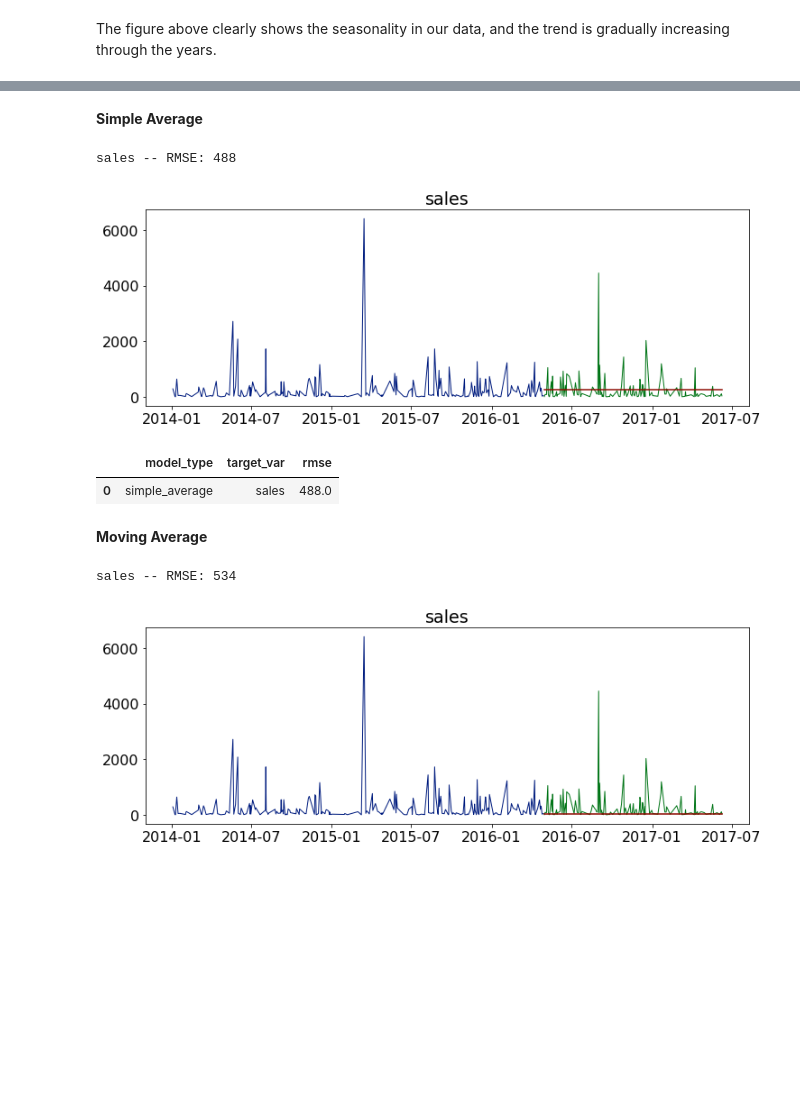
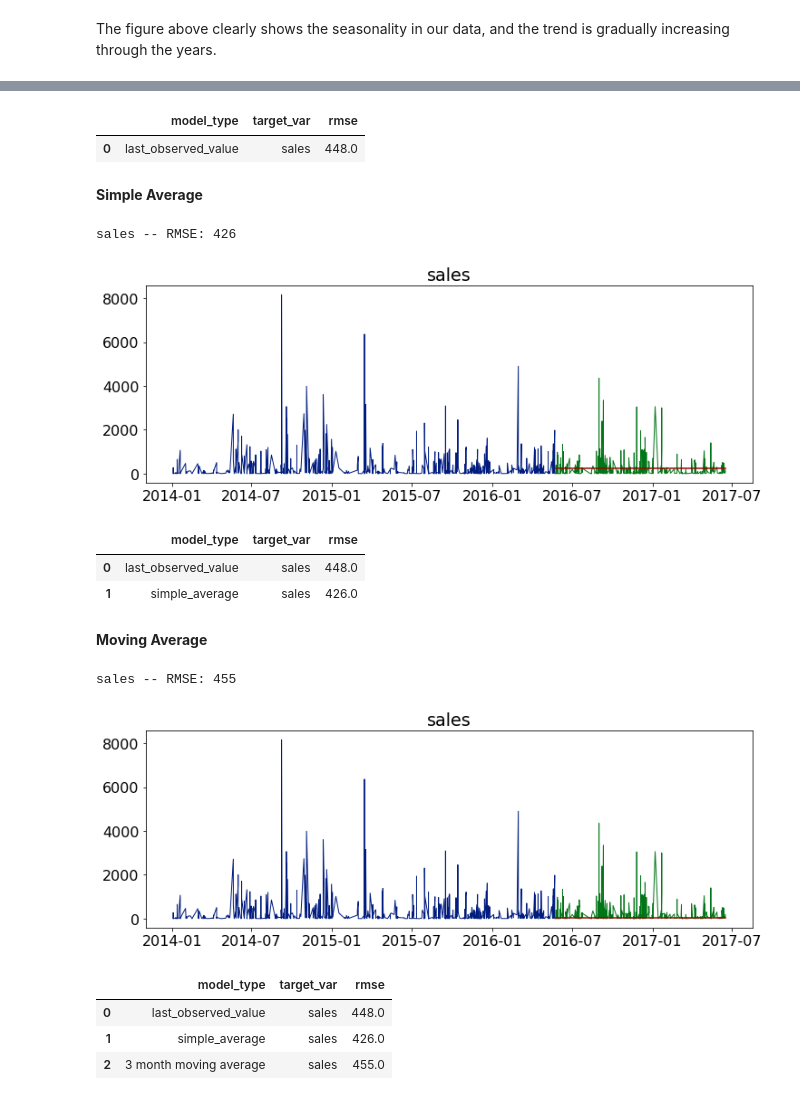
Before and after one commit to Kristofer-Rivera-and-Oliver-Ton/time_series_project, a Jupyter notebook: first_notebook.ipynb, the cells around one changed output, grey strips where cells are left out. Saved outputs shown, nothing was run; the diff lists cells and outputs as text; code cells hidden in the pictures; blank space fills up the shorter version.

```diff
--- a/first_notebook.ipynb
+++ b/first_notebook.ipynb
@@ -190,5 +228,7 @@ The figure above clearly shows the seasonality in our data, and the trend is gra
+# %%
+df = df[['sales']]
 # %%
-train, validate, test = w.split_time_series_data(office_supplies)
+train, validate, test = w.split_time_series_data(df)
 # %%
 for col in train.columns:
     plt.figure(figsize=(12,4))
@@ -229,3 +301,10 @@ def make_predictions():
+# %%
+eval_df = append_eval_df(model_type = 'last_observed_value',
+                             target_var = col)
+eval_df
+# %% [output]
+|  | model_type | target_var | rmse |
+| 0 | last_observed_value | sales | 448.0 |
 # %% [markdown]
 **Simple Average**
 # %%
@@ -234,6 +315,5 @@ yhat_df = make_predictions()
 # %%
-for col in train.columns:
-    plot_and_eval(col)
+plot_and_eval(col)
 # %% [output]
-sales -- RMSE: 488
+sales -- RMSE: 426
-[figure, old version]
+[figure, new version]
@@ -242,10 +320,10 @@ eval_df = pd.DataFrame(columns=['model_type', 'target_var', 'rmse'])
 # %%
-for col in train.columns:
-    eval_df = append_eval_df(model_type='simple_average', target_var = col)
+eval_df = append_eval_df(model_type='simple_average', target_var = col)
 eval_df
 # %% [output]
 |  | model_type | target_var | rmse |
-| 0 | simple_average | sales | 488.0 |
+| 0 | last_observed_value | sales | 448.0 |
+| 1 | simple_average | sales | 426.0 |
 # %% [markdown]
 **Moving Average**
 # %%
@@ -253,12 +332,15 @@ sales = round(train['sales'].rolling(2).mean().iloc[-1], 2)
 yhat_df = make_predictions()
 # %%
-for col in train.columns:
-    plot_and_eval(col)
+plot_and_eval('sales')
 # %% [output]
-sales -- RMSE: 534
+sales -- RMSE: 455
-[figure, old version]
+[figure, new version]
 # %%
-for col in train.columns:
-    eval_df = append_eval_df(model_type='2 month moving average',
-                             target_var = col)
+eval_df = append_eval_df(model_type='3 month moving average', target_var = col)
+eval_df
+# %% [output]
+|  | model_type | target_var | rmse |
+| 0 | last_observed_value | sales | 448.0 |
+| 1 | simple_average | sales | 426.0 |
+| 2 | 3 month moving average | sales | 455.0 |
 # %%
```
Also changed, not shown: parts of 39 cells of this notebook.
